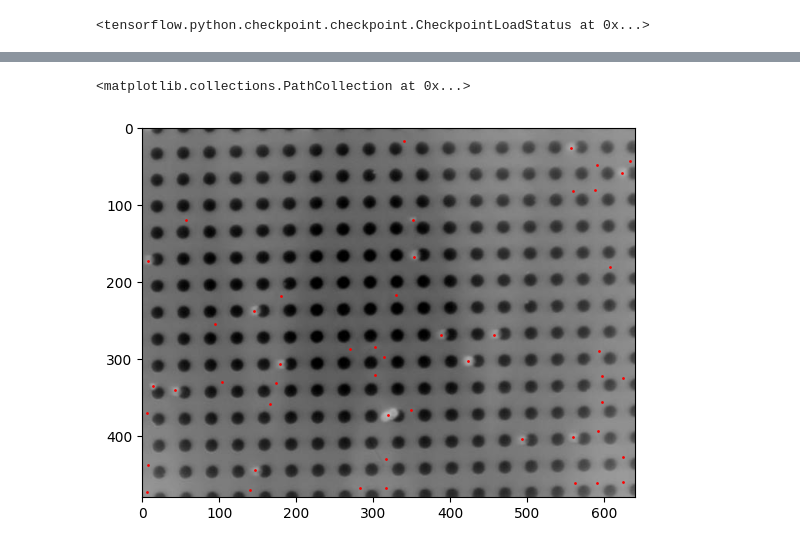
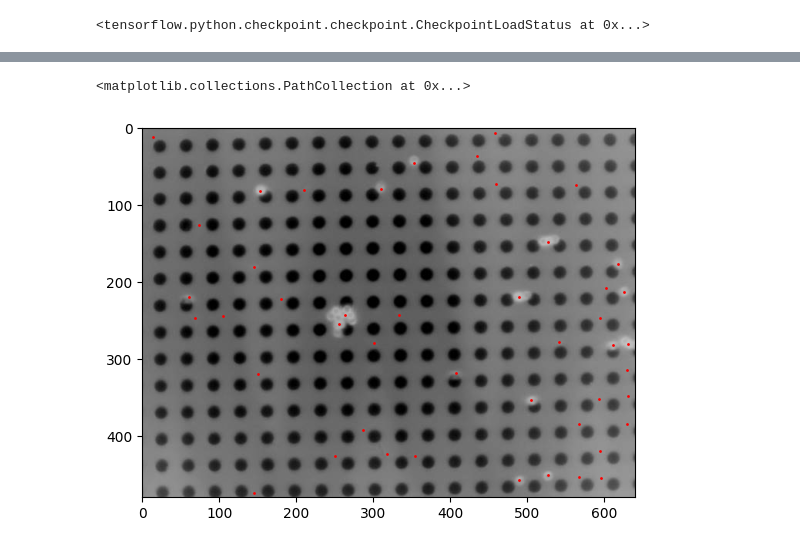
Before and after one commit to bucket420/ParticleTracking, a Jupyter notebook: detect.ipynb, the cells around one changed output, grey strips where cells are left out. Saved outputs shown, nothing was run; the diff lists cells and outputs as text; code cells hidden in the pictures.

```diff
--- a/detect.ipynb
+++ b/detect.ipynb
@@ -22,7 +37,7 @@ cutoff = 0.999
 scale = 0.294
 fps = 56.95
 # %%
-sample = extract_frames("D:\\OneDrive\\Desktop\\PhysicsResearch\\20230718 Dynabead M270 v vs f\\VvsF-videos 20230718\\01HzRMy1M270.avi")[44]
+sample = extract_frames("D:\\OneDrive\\Desktop\\PhysicsResearch\\20230718 Dynabead M270 v vs f\\VvsF-videos 20230718\\24HzRMy1M270.avi")[44]
 sample_detections = detect_frame(sample, model, alpha=alpha, beta=beta, cutoff=cutoff)
 plt.imshow(sample)
 plt.scatter(sample_detections[:, 1], sample_detections[:, 0], color="r", s=1)
@@ -31,4 +46,4 @@ plt.scatter(sample_detections[:, 1], sample_detections[:, 0], color="r", s=1)
 <matplotlib.collections.PathCollection at 0x...>
-[figure, old version]
+[figure, new version]
 # %%
 track_all("D:\\OneDrive\\Desktop\\PhysicsResearch\\20230718 Dynabead M270 v vs f\\VvsF-videos 20230718",
```
Also changed, not shown: parts of 3 cells of this notebook, 2 other files.
